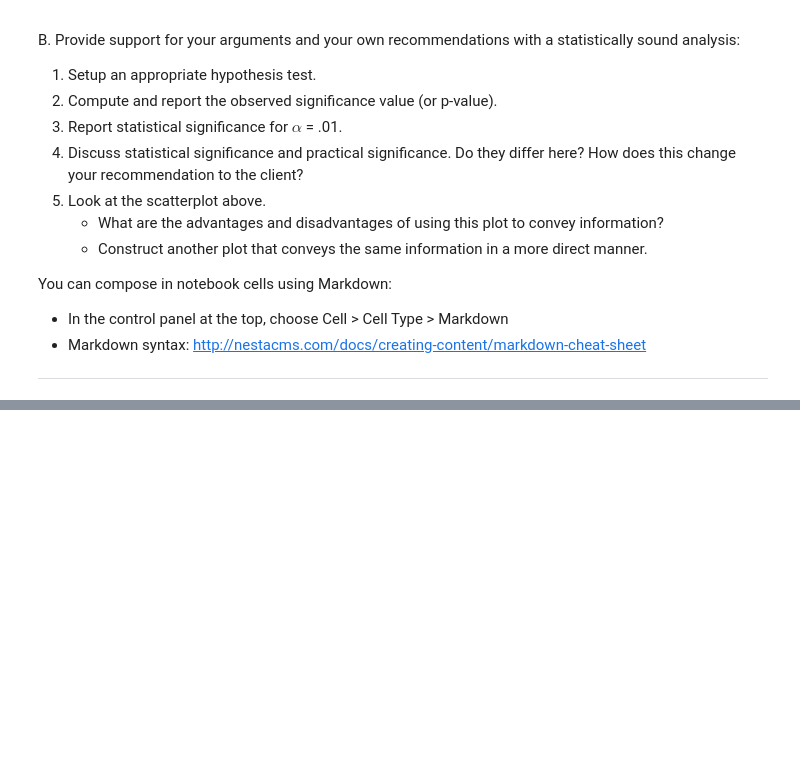
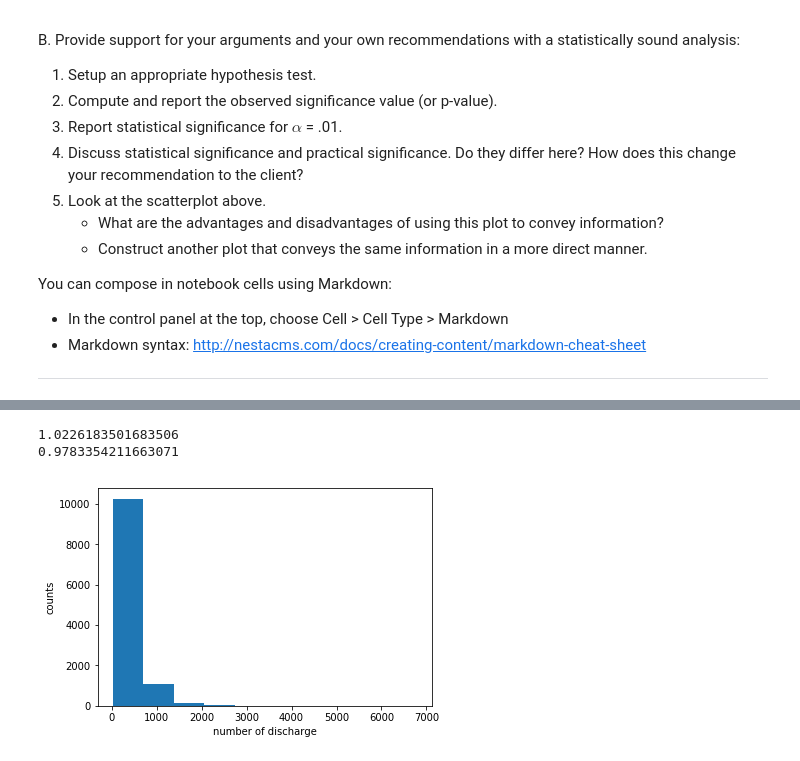
Before and after one commit to sittingman/springboardproj, a Jupyter notebook: hospital_readmit/sliderule_dsi_inferential_statistics_exercise_3.ipynb, the cells around one changed output, grey strips where cells are left out. Drawn from its saved outputs; the diff is of its cells as text; code cells hidden in the pictures; blank space fills up the shorter version.

```diff
--- a/hospital_readmit/sliderule_dsi_inferential_statistics_exercise_3.ipynb
+++ b/hospital_readmit/sliderule_dsi_inferential_statistics_exercise_3.ipynb
@@ -139,0 +133,19 @@ readmission = clean_hospital_read_df['Number of Readmissions']
+# %%
+discharge = explore_hospital['Number of Discharges']
+readmission = explore_hospital['Number of Readmissions']
+excess_adm = explore_hospital['Excess Readmission Ratio']
+excess_adm_100 = explore_hospital[explore_hospital['Number of Discharges'] < 100]['Excess Readmission Ratio']
+excess_adm_1000 = explore_hospital[explore_hospital['Number of Discharges'] >1000]['Excess Readmission Ratio']
+print(np.mean(excess_adm_100))
+print(np.mean(excess_adm_1000))
+# %% [output]
+1.0226183501683506
+0.9783354211663071
+# %%
+# plot histogram to observe the distrbution of discharge and readmission
+_ = plt.hist(discharge)
+_ = plt.xlabel('number of discharge')
+_ = plt.ylabel('counts')
+plt.show()
+# %% [output]
+[figure, added]
```
Also changed, not shown: parts of 18 cells of this notebook.
